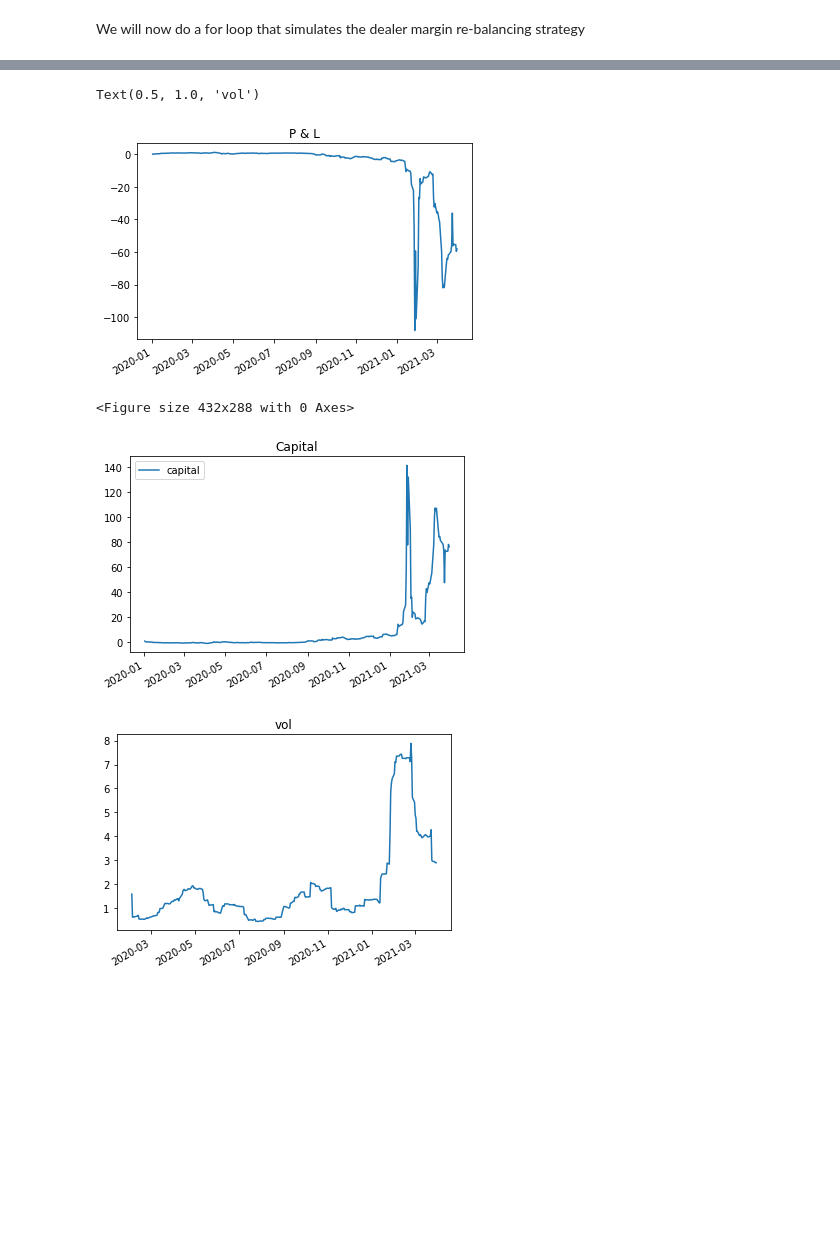
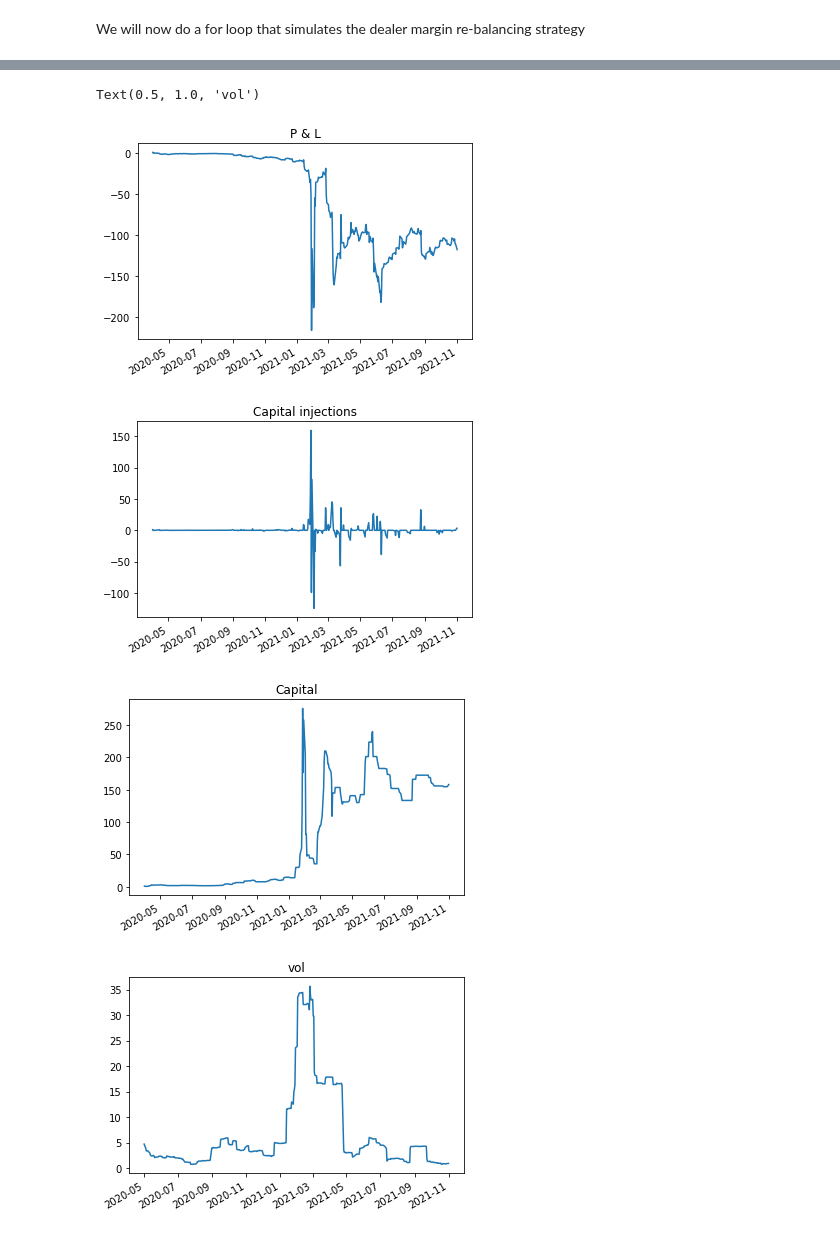
Before and after one commit to amoreira2/Lectures, a Jupyter notebook: chapters/Finance/LeverageandShorting.ipynb, the cells around one changed output, grey strips where cells are left out. Drawn from its saved outputs; the diff is of its cells as text; code cells hidden in the pictures; blank space fills up the shorter version.

```diff
--- a/chapters/Finance/LeverageandShorting.ipynb
+++ b/chapters/Finance/LeverageandShorting.ipynb
@@ -175,0 +152,13 @@ for d in df.index[1:]:
+# %%
+import pandas_datareader.data as web
+import datetime as dt
+df= web.DataReader("TSLA", "av-daily", start=dt.datetime(2017, 1, 2),
+                      end=dt.datetime(2020, 8, 1),
+                     api_key='N78MZQUK4ZCDUABU')
+df.index=pd.to_datetime(df.index)
+# %%
+# construct close to close returns from price changes
+df['return']=df['close'].pct_change()
+df=df[['return']]
+
+df
@@ -273,0 +317,9 @@ for d in df.index[1:]:
+# %%
+df= web.DataReader("GME", "av-daily", start=dt.datetime(2017, 1, 2),
+                      end=dt.datetime(2021, 11, 1),
+                     api_key='N78MZQUK4ZCDUABU')
+df.index=pd.to_datetime(df.index)
+df['return']=df['close'].pct_change()
+df=df[['close','return']]
+
+df[:'2020-3'].close.plot()
@@ -273,0 +329,3 @@ for d in df.index[1:]:
+# %%
+#Keep returns going forward (starting in april 2020)
+df=df.loc['2020-4':,['return']]
@@ -274,19 +399,26 @@ for d in df.index[1:]:
 # %%
-(W.sum(axis=1)/1e6).subtract((Capital.capital/1e6).cumsum(),axis=0).plot(logy=False)
+(W.sum(axis=1)/val).subtract((W.capital/val).cumsum(),axis=0).plot(logy=False)
 #(W['2017':'2020']['Asset']/1e6).plot(logy=False)
 plt.title('P & L')
 plt.figure()
-(Capital/1e6).cumsum().plot(logy=False)
+(W.capital/val).plot(logy=False)
+#(W['2017':'2020']['Asset']/1e6).plot(logy=False)
+plt.title('Capital injections')
+
+plt.figure()
+(W.capital/val).cumsum().plot(logy=False)
 #(W['2017':'2020']['Asset']/1e6).plot(logy=False)
 plt.title('Capital')
+
+
 plt.figure()
 
 ((W.sum(axis=1)).pct_change().rolling(window=21).std()*252**0.5).plot()
 plt.title('vol')
 # %% [output]
 Text(0.5, 1.0, 'vol')
-[figure, old version]
+[figure, new version]
-<Figure size 432x288 with 0 Axes>
-[figure, old version]
+[figure, new version]
-[figure, old version]
+[figure, new version]
+[figure, added]
 # %% [markdown]
```
Also changed, not shown: parts of 18 cells of this notebook, 1 other file.
